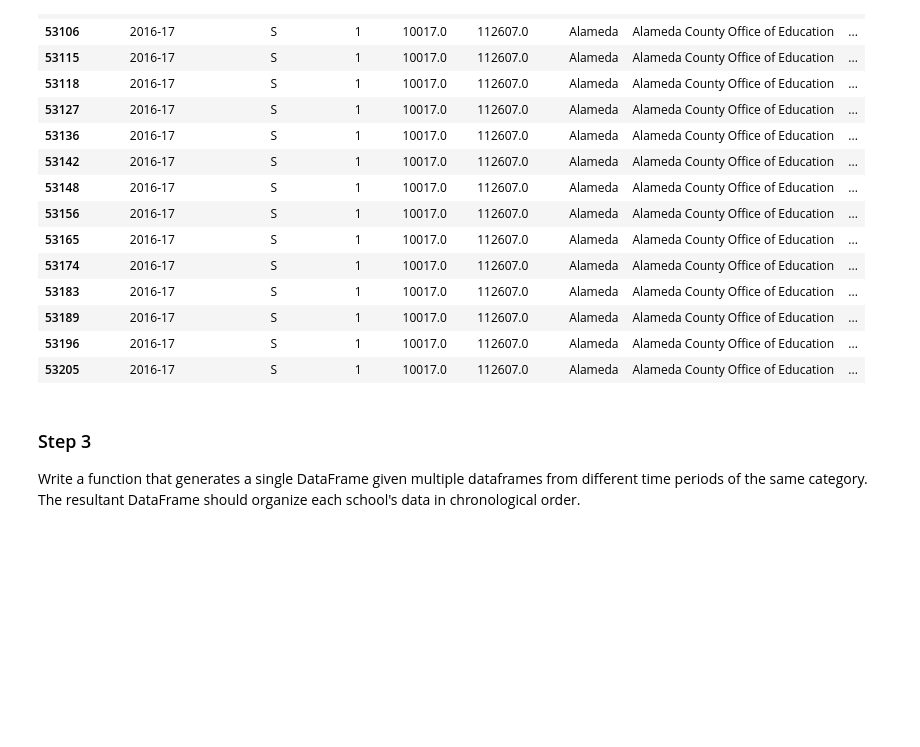
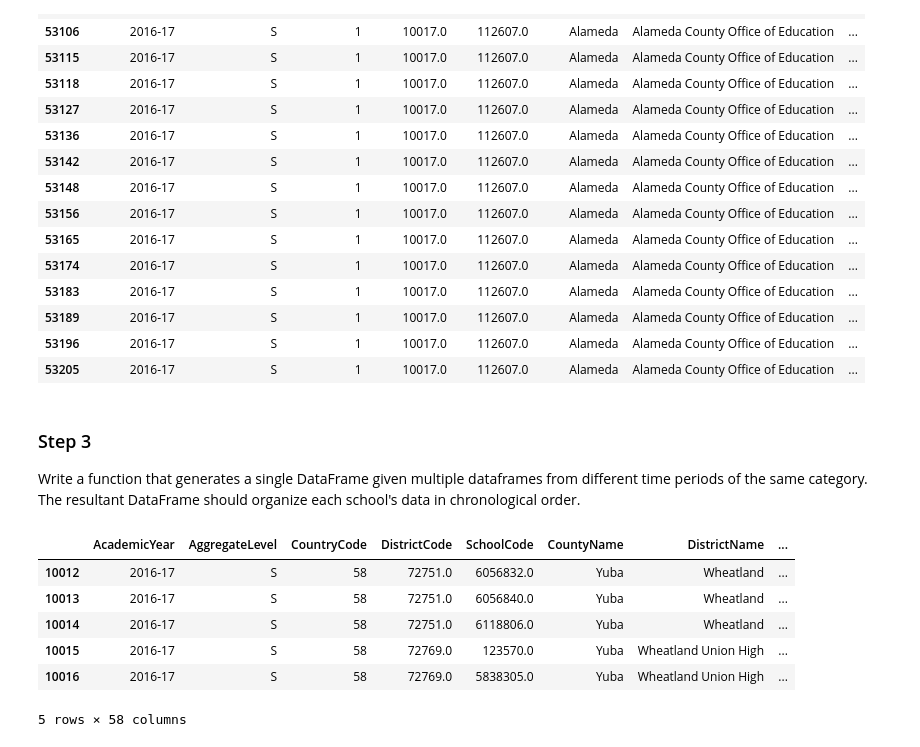
Before and after one commit to npcrites/california-school-analysis, a Jupyter notebook: Preprocessing.ipynb, the cells around one changed output. Saved outputs shown, nothing was run; the diff lists cells and outputs as text; code cells hidden in the pictures; blank space fills up the shorter version.

```diff
--- a/Preprocessing.ipynb
+++ b/Preprocessing.ipynb
@@ -143,0 +143,16 @@ Write a function that generates a single DataFrame given multiple dataframes fro
+# %%
+#or
+def simple_merge(dfA,dfB):
+    bigFrame = pd.concat([dfA,dfB], axis =1, join='outer')
+    return bigFrame
+# %%
+test_merge2 = simple_merge(new_df1, new_df2)
+test_merge2.tail()
+# %% [output]
+|  | AcademicYear | AggregateLevel | CountryCode | DistrictCode | SchoolCode | CountyName | DistrictName | ... |
+| 10012 | 2016-17 | S | 58 | 72751.0 | 6056832.0 | Yuba | Wheatland | ... |
+| 10013 | 2016-17 | S | 58 | 72751.0 | 6056840.0 | Yuba | Wheatland | ... |
+| 10014 | 2016-17 | S | 58 | 72751.0 | 6118806.0 | Yuba | Wheatland | ... |
+| 10015 | 2016-17 | S | 58 | 72769.0 | 123570.0 | Yuba | Wheatland Union High | ... |
+| 10016 | 2016-17 | S | 58 | 72769.0 | 5838305.0 | Yuba | Wheatland Union High | ... |
+5 rows × 58 columns
```
Also changed, not shown: parts of 10 cells of this notebook.
